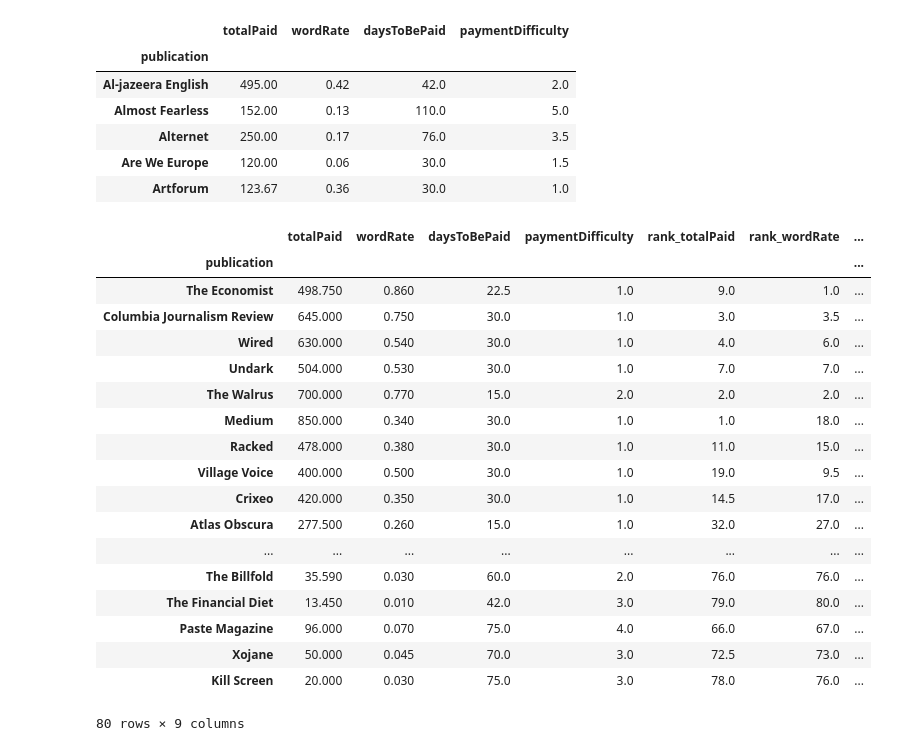
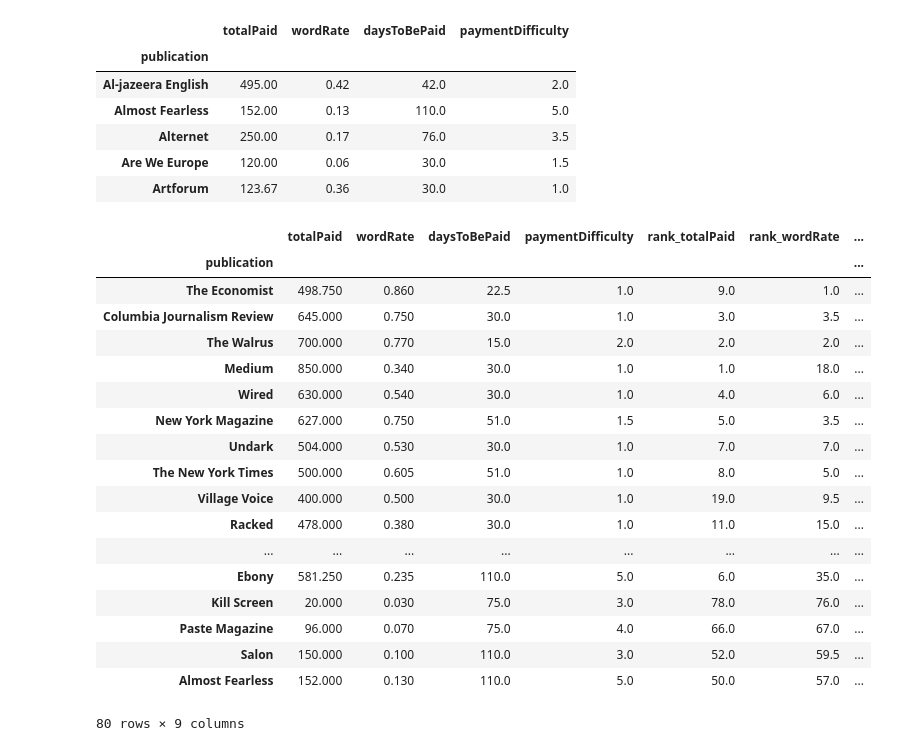
Before and after one commit to kmcelwee/WhoPaysWriters, a Jupyter notebook: Explore_Data.ipynb, the cells around one changed output. Cells and saved outputs as stored; diff of their text form; code cells hidden in the pictures.

```diff
--- a/Explore_Data.ipynb
+++ b/Explore_Data.ipynb
@@ -419,32 +419,40 @@ summary_df.head()
 | Are We Europe | 120.00 | 0.06 | 30.0 | 1.5 |
 | Artforum | 123.67 | 0.36 | 30.0 | 1.0 |
 # %%
+def normalize(l):
+    return (l - l.mean()) / (l.max() - l.min())
+
 summary_df['rank_totalPaid'] = summary_df['totalPaid'].rank(ascending=False)
 summary_df['rank_wordRate'] = summary_df['wordRate'].rank(ascending=False)
 summary_df['rank_daysToBePaid'] = summary_df['daysToBePaid'].rank(ascending=True)
 summary_df['rank_paymentDifficulty'] = summary_df['paymentDifficulty'].rank(ascending=True)
-summary_df['rank'] = (summary_df['rank_totalPaid'] + summary_df['rank_wordRate'] +
-    summary_df['rank_daysToBePaid'] + summary_df['rank_paymentDifficulty']).rank()
+
+# normalize values around zero, add numbers that should be high, subtract numbers that should be low, and rank
+n1 = normalize(summary_df['totalPaid'])
+n2 = normalize(summary_df['wordRate'])
+n3 = normalize(summary_df['daysToBePaid'])
+n4 = normalize(summary_df['paymentDifficulty'])
+summary_df['rank'] = (n1 + n2 - n3 - n4).rank(ascending=False)
 summary_df.sort_values(by='rank', ascending=True, inplace=True)
 summary_df.to_csv('publications_rank.csv')
 summary_df
 # %% [output]
 |  | totalPaid | wordRate | daysToBePaid | paymentDifficulty | rank_totalPaid | rank_wordRate | ... |
 | publication |  |  |  |  |  |  | ... |
 | The Economist | 498.750 | 0.860 | 22.5 | 1.0 | 9.0 | 1.0 | ... |
 | Columbia Journalism Review | 645.000 | 0.750 | 30.0 | 1.0 | 3.0 | 3.5 | ... |
-| Wired | 630.000 | 0.540 | 30.0 | 1.0 | 4.0 | 6.0 | ... |
-| Undark | 504.000 | 0.530 | 30.0 | 1.0 | 7.0 | 7.0 | ... |
 | The Walrus | 700.000 | 0.770 | 15.0 | 2.0 | 2.0 | 2.0 | ... |
 | Medium | 850.000 | 0.340 | 30.0 | 1.0 | 1.0 | 18.0 | ... |
+| Wired | 630.000 | 0.540 | 30.0 | 1.0 | 4.0 | 6.0 | ... |
+| New York Magazine | 627.000 | 0.750 | 51.0 | 1.5 | 5.0 | 3.5 | ... |
+| Undark | 504.000 | 0.530 | 30.0 | 1.0 | 7.0 | 7.0 | ... |
+| The New York Times | 500.000 | 0.605 | 51.0 | 1.0 | 8.0 | 5.0 | ... |
+| Village Voice | 400.000 | 0.500 | 30.0 | 1.0 | 19.0 | 9.5 | ... |
 | Racked | 478.000 | 0.380 | 30.0 | 1.0 | 11.0 | 15.0 | ... |
-| Village Voice | 400.000 | 0.500 | 30.0 | 1.0 | 19.0 | 9.5 | ... |
-| Crixeo | 420.000 | 0.350 | 30.0 | 1.0 | 14.5 | 17.0 | ... |
-| Atlas Obscura | 277.500 | 0.260 | 15.0 | 1.0 | 32.0 | 27.0 | ... |
 | ... | ... | ... | ... | ... | ... | ... | ... |
-| The Billfold | 35.590 | 0.030 | 60.0 | 2.0 | 76.0 | 76.0 | ... |
-| The Financial Diet | 13.450 | 0.010 | 42.0 | 3.0 | 79.0 | 80.0 | ... |
+| Ebony | 581.250 | 0.235 | 110.0 | 5.0 | 6.0 | 35.0 | ... |
+| Kill Screen | 20.000 | 0.030 | 75.0 | 3.0 | 78.0 | 76.0 | ... |
 | Paste Magazine | 96.000 | 0.070 | 75.0 | 4.0 | 66.0 | 67.0 | ... |
-| Xojane | 50.000 | 0.045 | 70.0 | 3.0 | 72.5 | 73.0 | ... |
-| Kill Screen | 20.000 | 0.030 | 75.0 | 3.0 | 78.0 | 76.0 | ... |
+| Salon | 150.000 | 0.100 | 110.0 | 3.0 | 52.0 | 59.5 | ... |
+| Almost Fearless | 152.000 | 0.130 | 110.0 | 5.0 | 50.0 | 57.0 | ... |
 80 rows × 9 columns
```
Also changed, not shown: parts of 2 cells of this notebook, 1 other file.
